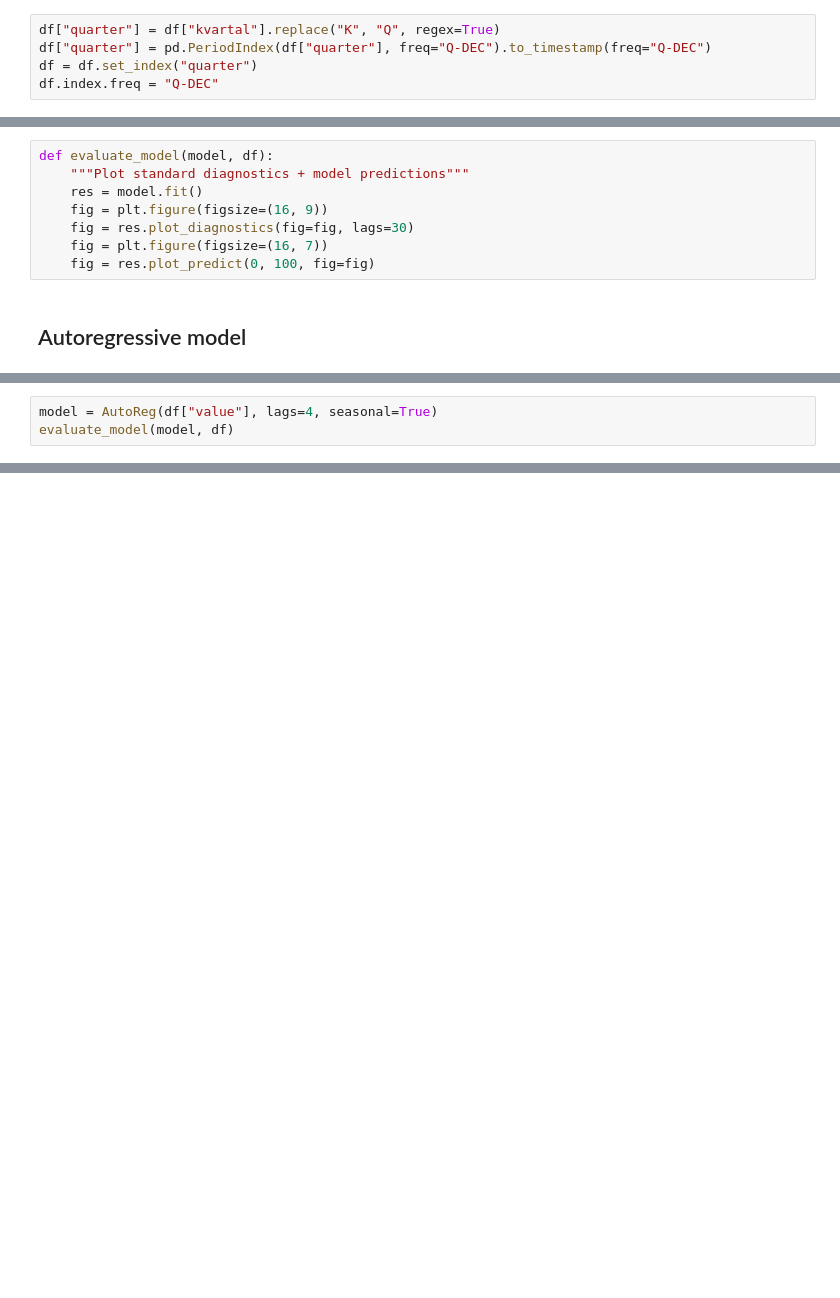
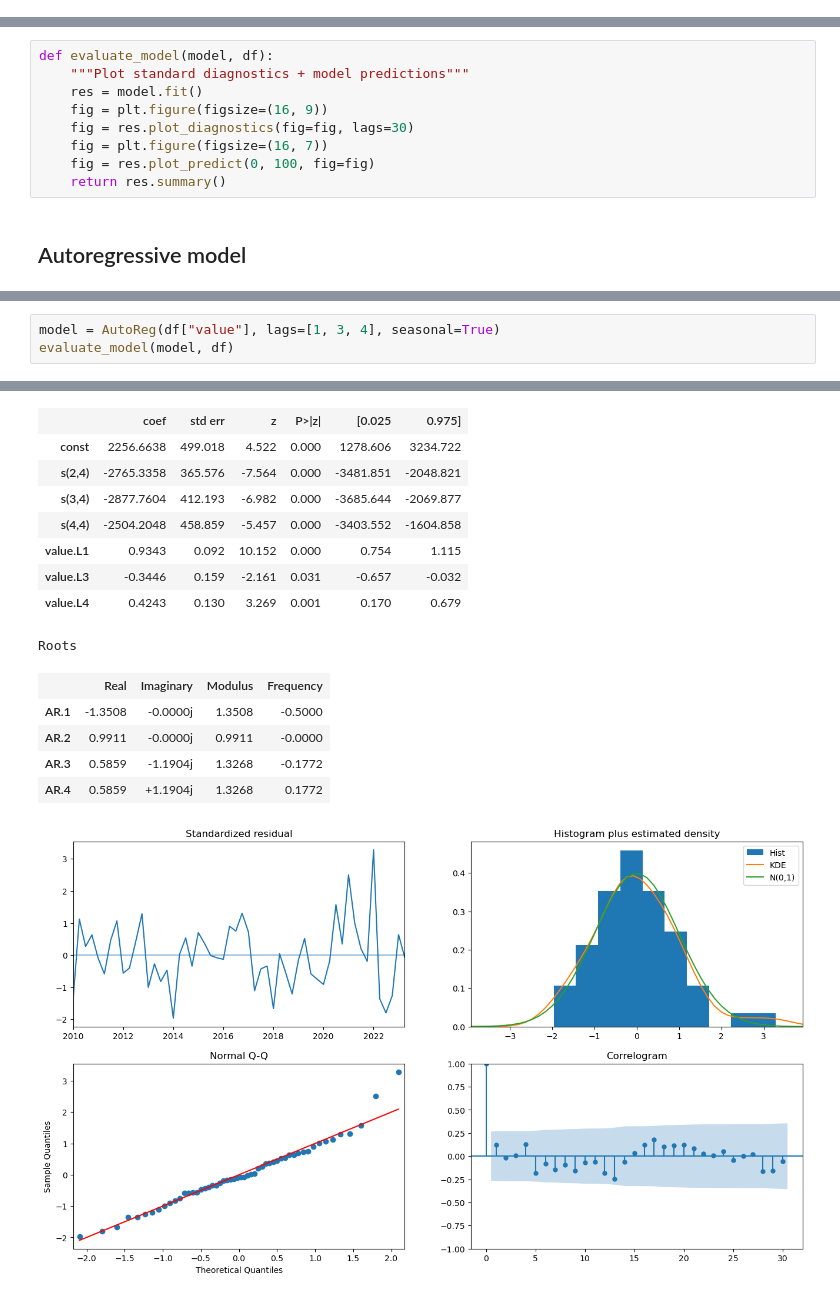
Before and after one commit to jonriege/house-price-model, a Jupyter notebook: notebooks/trend_analysis.ipynb, the cells around one changed output, grey strips where cells are left out. Cells and saved outputs as stored; diff of their text form; blank space fills up the shorter version.

Commit message:
Add quarter index to house price df

```diff
--- a/notebooks/trend_analysis.ipynb
+++ b/notebooks/trend_analysis.ipynb
@@ -30,11 +35,6 @@ config = load_config()
 df = load_house_prices(config)
 # %% [markdown]
 # Analysis
-# %%
-df["quarter"] = df["kvartal"].replace("K", "Q", regex=True)
-df["quarter"] = pd.PeriodIndex(df["quarter"], freq="Q-DEC").to_timestamp(freq="Q-DEC")
-df = df.set_index("quarter")
-df.index.freq = "Q-DEC"
 # %% [markdown]
 ## Quarterly house prices
 # %%
@@ -52,5 +55,6 @@ def evaluate_model(model, df):
     fig = res.plot_diagnostics(fig=fig, lags=30)
     fig = plt.figure(figsize=(16, 7))
     fig = res.plot_predict(0, 100, fig=fig)
+    return res.summary()
 # %% [markdown]
 ## Autoregressive model
@@ -60,3 +85,4 @@ evaluate_model(model, df)
 # %%
-model = AutoReg(df["value"], lags=4, seasonal=True)
+model = AutoReg(df["value"], lags=[1, 3, 4], seasonal=True)
 evaluate_model(model, df)
+# %% [output]
@@ -62,0 +97,15 @@ evaluate_model(model, df)
+|  | coef | std err | z | P>|z| | [0.025 | 0.975] |
+| const | 2256.6638 | 499.018 | 4.522 | 0.000 | 1278.606 | 3234.722 |
+| s(2,4) | -2765.3358 | 365.576 | -7.564 | 0.000 | -3481.851 | -2048.821 |
+| s(3,4) | -2877.7604 | 412.193 | -6.982 | 0.000 | -3685.644 | -2069.877 |
+| s(4,4) | -2504.2048 | 458.859 | -5.457 | 0.000 | -3403.552 | -1604.858 |
+| value.L1 | 0.9343 | 0.092 | 10.152 | 0.000 | 0.754 | 1.115 |
+| value.L3 | -0.3446 | 0.159 | -2.161 | 0.031 | -0.657 | -0.032 |
+| value.L4 | 0.4243 | 0.130 | 3.269 | 0.001 | 0.170 | 0.679 |
+Roots
+|  | Real | Imaginary | Modulus | Frequency |
+| AR.1 | -1.3508 | -0.0000j | 1.3508 | -0.5000 |
+| AR.2 | 0.9911 | -0.0000j | 0.9911 | -0.0000 |
+| AR.3 | 0.5859 | -1.1904j | 1.3268 | -0.1772 |
+| AR.4 | 0.5859 | +1.1904j | 1.3268 | 0.1772 |
+[figure, added]
```
Also changed, not shown: parts of 7 cells of this notebook, 1 other file.
